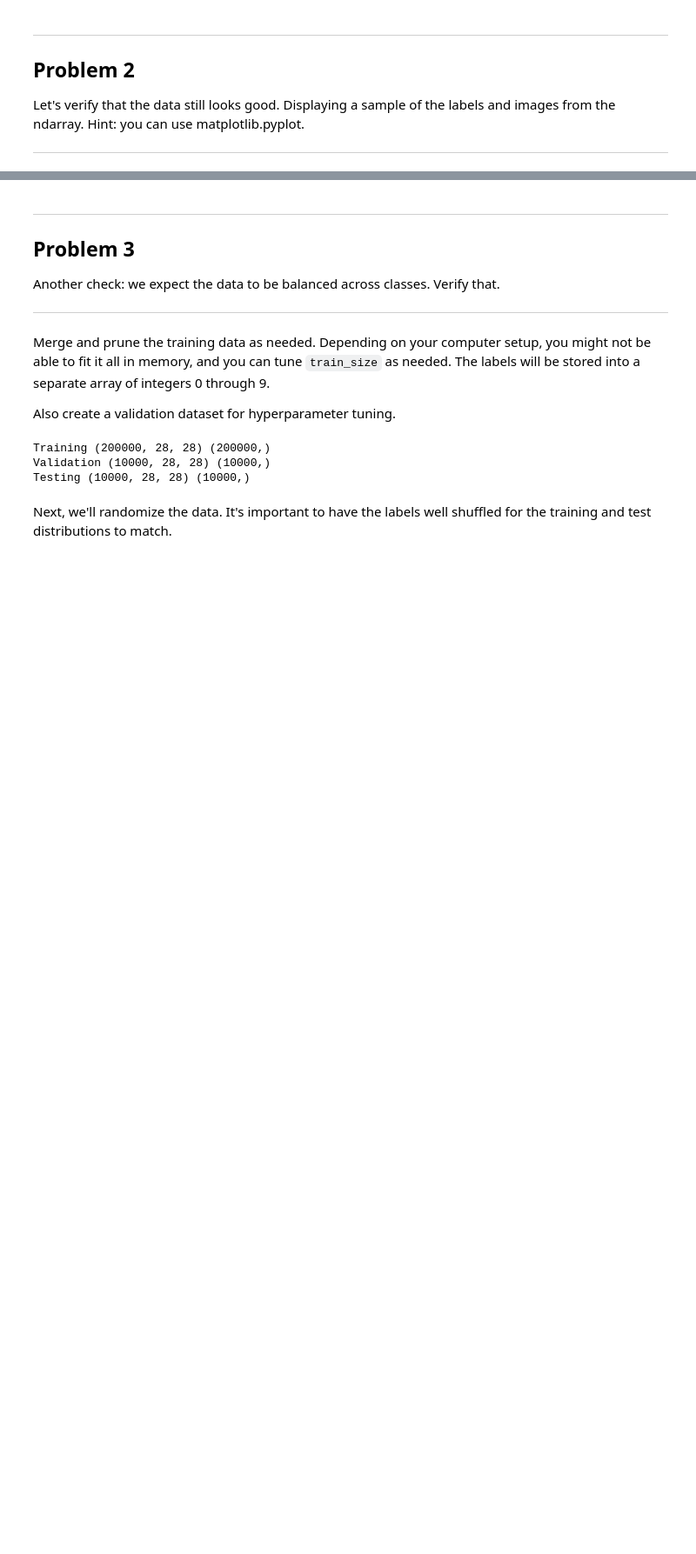
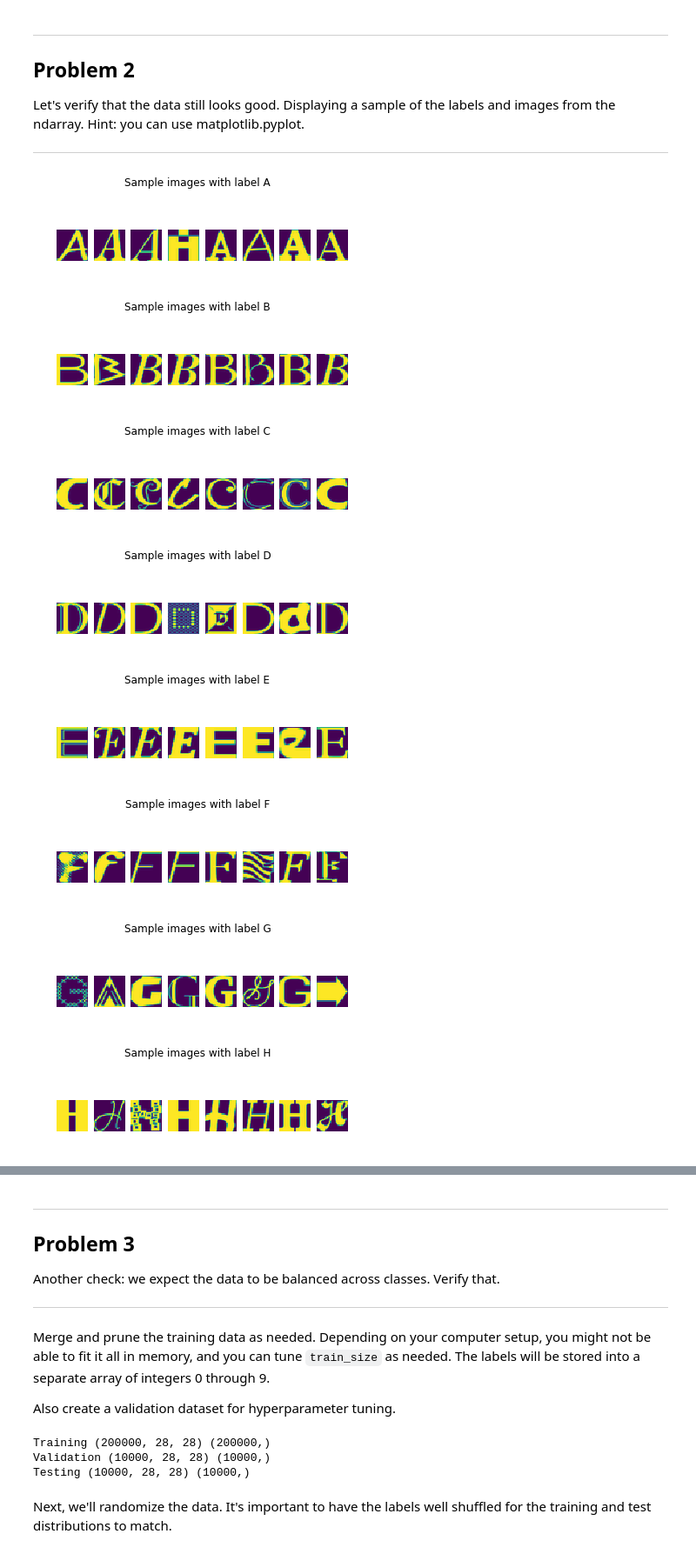
Before and after one commit to ryanchase1987/udacity-deep-learning, a Jupyter notebook: projects/notMNIST/1_notmnist.ipynb, the cells around one changed output, grey strips where cells are left out. Shown at 87% size. Drawn from its saved outputs; the diff is of its cells as text; code cells hidden in the pictures; blank space fills up the shorter version.

```diff
--- a/projects/notMNIST/1_notmnist.ipynb
+++ b/projects/notMNIST/1_notmnist.ipynb
@@ -242,0 +242,28 @@ Let's verify that the data still looks good. Displaying a sample of the labels a
+# %%
+def disp_pickles_data(data_folders):
+    for folder in data_folders:
+        pickle_filename = ''.join(folder) + '.pickle'
+        try:
+            with open(pickle_filename, 'rb') as f:
+                dataset = pickle.load(f)
+        except Exception as exp:
+            print ('Unable to read dataset from ', pickle_filename, ': ', e)
+            return
+        #display 8 samples from this pickle
+        plt.figure()
+        plt.suptitle('Sample images with label %s' % (folder[-1]))
+        for i, img in enumerate(random.sample(list(dataset), 8)):
+            plt.subplot(2, 8, i + 1)
+            plt.axis('off')
+            plt.imshow(img)
+
+disp_pickles_data(train_folders)
+# %% [output]
+[figure, added]
+[figure, added]
+[figure, added]
+[figure, added]
+[figure, added]
+[figure, added]
+[figure, added]
+[figure, added]
```
Also changed, not shown: parts of 3 cells of this notebook.
